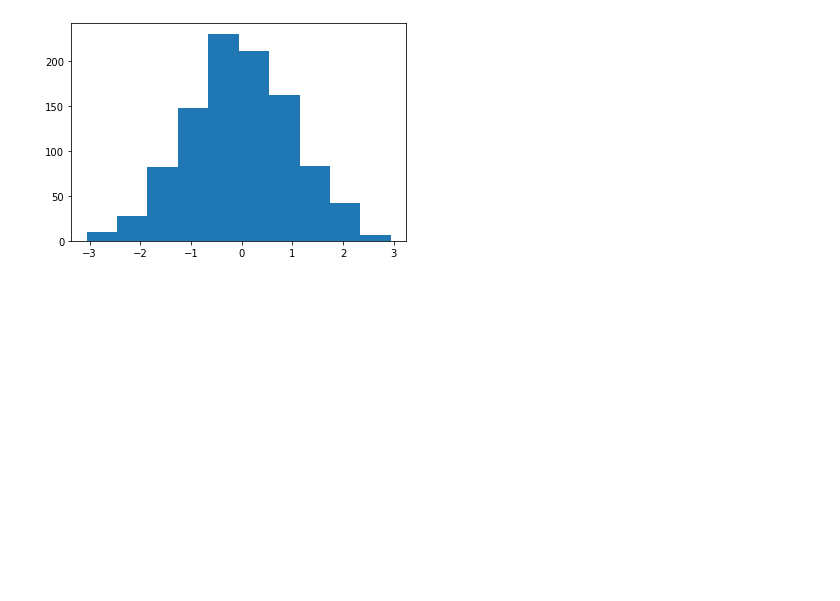
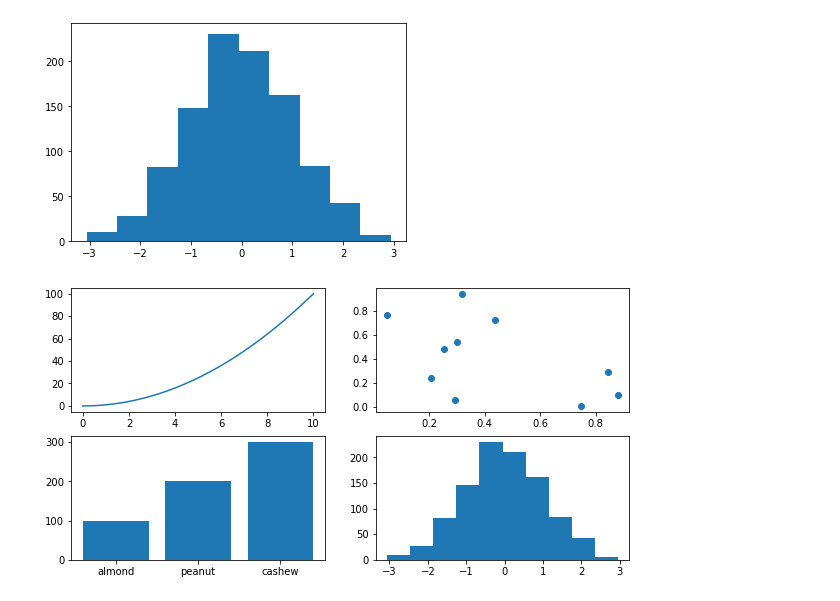
Before and after one commit to tothetop430/MLZTM-Exercises, a Jupyter notebook: matplotlib/introduction-to-matplotlib.ipynb, the cells around one changed output. Drawn from its saved outputs; the diff is of its cells as text; code cells hidden in the pictures; blank space fills up the shorter version.

Commit message:
subplots option 1,2

```diff
--- a/matplotlib/introduction-to-matplotlib.ipynb
+++ b/matplotlib/introduction-to-matplotlib.ipynb
@@ -126,3 +126,13 @@ fig, ax = plt.subplots()
 ax.hist(a);
 # %% [output]
 [figure]
+# %%
+fig, ((ax1, ax2), (ax3, ax4)) = plt.subplots(nrows=2,
+                                             ncols=2,
+                                             figsize=(10, 5))
+ax1.plot(x, x**2);
+ax2.scatter(np.random.random(10), np.random.random(10));
+ax3.bar(nut_prices.keys(), nut_prices.values());
+ax4.hist(a);
+# %% [output]
+[figure, added]
```
Also changed, not shown: parts of 1 cell of this notebook, 1 other file.
